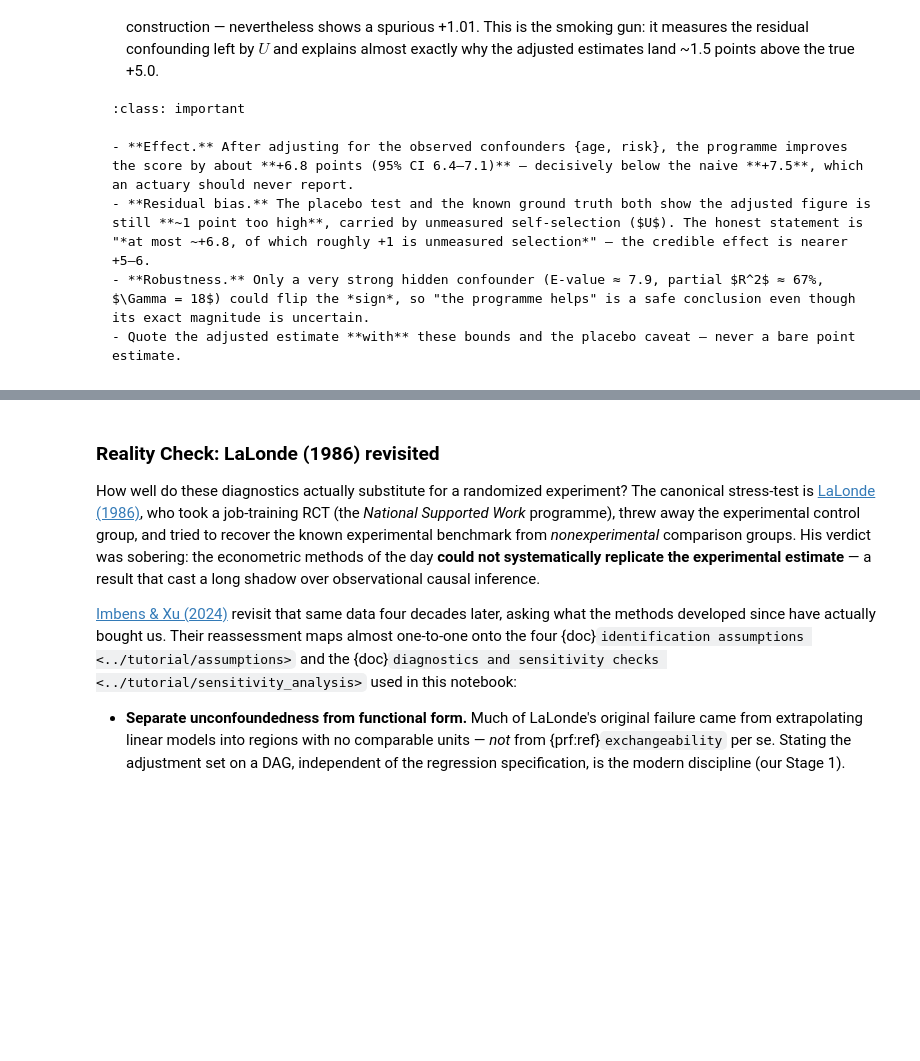
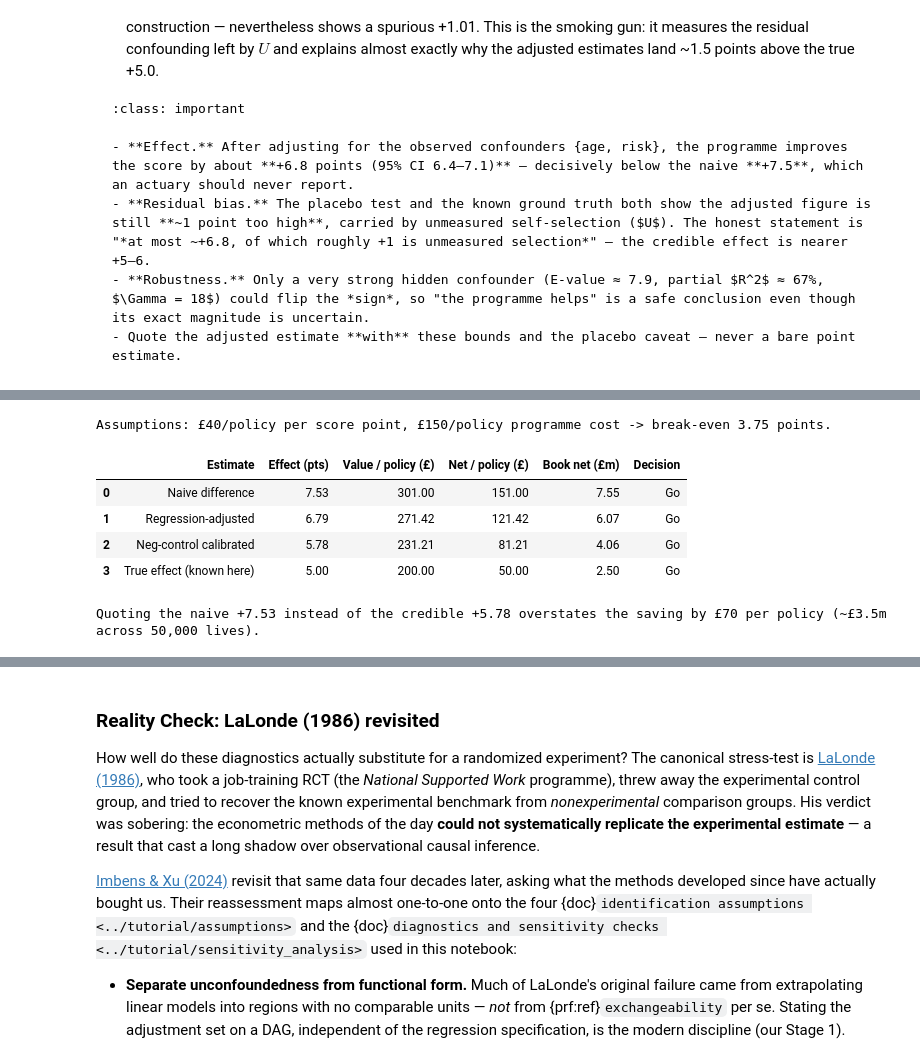
Before and after one commit to actuarial-data-science/ActuarialCausalInference, a Jupyter notebook: application/observational_data.ipynb, the cells around one changed output, grey strips where cells are left out. Cells and saved outputs as stored; diff of their text form; code cells hidden in the pictures; blank space fills up the shorter version.

```diff
--- a/application/observational_data.ipynb
+++ b/application/observational_data.ipynb
@@ -897,0 +910,61 @@ Because exchangeability cannot be verified from data, the final question is quan
+# %%
+# Translate the causal effect on the wellness score into money and a go/no-go
+# decision. Both conversion assumptions are explicit so a committee can audit them.
+VALUE_PER_POINT = 40.0      # GBP saved per policy per year per 1-point score gain
+PROGRAMME_COST = 150.0      # GBP per enrollee per year
+BOOK_SIZE = 50_000          # enrollees in a full roll-out
+
+break_even_pts = PROGRAMME_COST / VALUE_PER_POINT
+
+# Negative-control calibration: the placebo effect estimates the residual bias
+# left by the unobserved U, so subtracting it de-biases the headline estimate.
+bias_adj = effect['coef'] - placebo['coef']
+
+rows = [
+    ('Naive difference', naive_diff),
+    ('Regression-adjusted', effect['coef']),
+    ('Neg-control calibrated', bias_adj),
+    ('True effect (known here)', ATE),
+]
+decision = pd.DataFrame({'Estimate': [r[0] for r in rows],
+                         'Effect (pts)': [r[1] for r in rows]})
+decision['Value / policy (£)'] = decision['Effect (pts)'] * VALUE_PER_POINT
+decision['Net / policy (£)'] = decision['Value / policy (£)'] - PROGRAMME_COST
+decision['Book net (£m)'] = decision['Net / policy (£)'] * BOOK_SIZE / 1e6
+decision['Decision'] = np.where(decision['Effect (pts)'] > break_even_pts, 'Go', 'No-go')
+
+print(f"Assumptions: £{VALUE_PER_POINT:.0f}/policy per score point, "
+      f"£{PROGRAMME_COST:.0f}/policy programme cost -> break-even "
+      f"{break_even_pts:.2f} points.\n")
+display(decision.round(2))
+
+overstmt = (naive_diff - bias_adj) * VALUE_PER_POINT
+print(f"\nQuoting the naive +{naive_diff:.2f} instead of the credible +{bias_adj:.2f} "
+      f"overstates the saving by £{overstmt:,.0f} per policy "
+      f"(~£{overstmt * BOOK_SIZE / 1e6:,.1f}m across {BOOK_SIZE:,} lives).")
+
+# Net value per policy under each estimate, against the break-even (£0 net) line.
+bar_colors = [SAV_GREY_LIGHT, SAV_GREEN, SAV_GREEN_DARK, SAV_BLACK]
+fig = go.Figure(go.Bar(
+    x=decision['Net / policy (£)'], y=decision['Estimate'], orientation='h',
+    marker_color=bar_colors,
+    text=[f"£{v:+,.0f}" for v in decision['Net / policy (£)']],
+    textposition='outside', cliponaxis=False, showlegend=False,
+))
+fig.add_vline(x=0, line_dash='dash', line_color=SAV_BLACK,
+              annotation_text='break-even', annotation_position='top')
+fig.update_layout(
+    title='Net value per policy per year (value of effect − programme cost)',
+    xaxis_title='£ net per policy per year',
+    yaxis=dict(autorange='reversed'),
+    height=340, margin=dict(l=10, r=60, t=70, b=40),
+)
+show(fig)
+# %% [output]
+Assumptions: £40/policy per score point, £150/policy programme cost -> break-even 3.75 points.
+|  | Estimate | Effect (pts) | Value / policy (£) | Net / policy (£) | Book net (£m) | Decision |
+| 0 | Naive difference | 7.53 | 301.00 | 151.00 | 7.55 | Go |
+| 1 | Regression-adjusted | 6.79 | 271.42 | 121.42 | 6.07 | Go |
+| 2 | Neg-control calibrated | 5.78 | 231.21 | 81.21 | 4.06 | Go |
+| 3 | True effect (known here) | 5.00 | 200.00 | 50.00 | 2.50 | Go |
+Quoting the naive +7.53 instead of the credible +5.78 overstates the saving by £70 per policy (~£3.5m across 50,000 lives).
```
Also changed, not shown: parts of 4 cells of this notebook.
